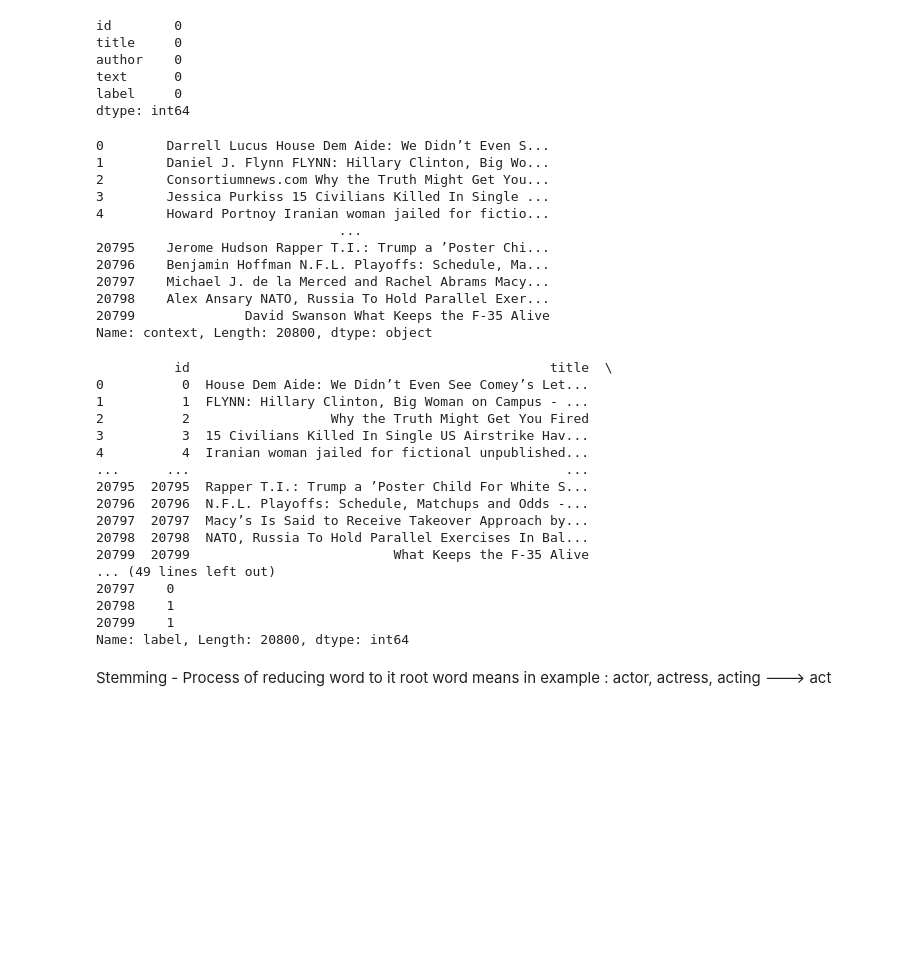
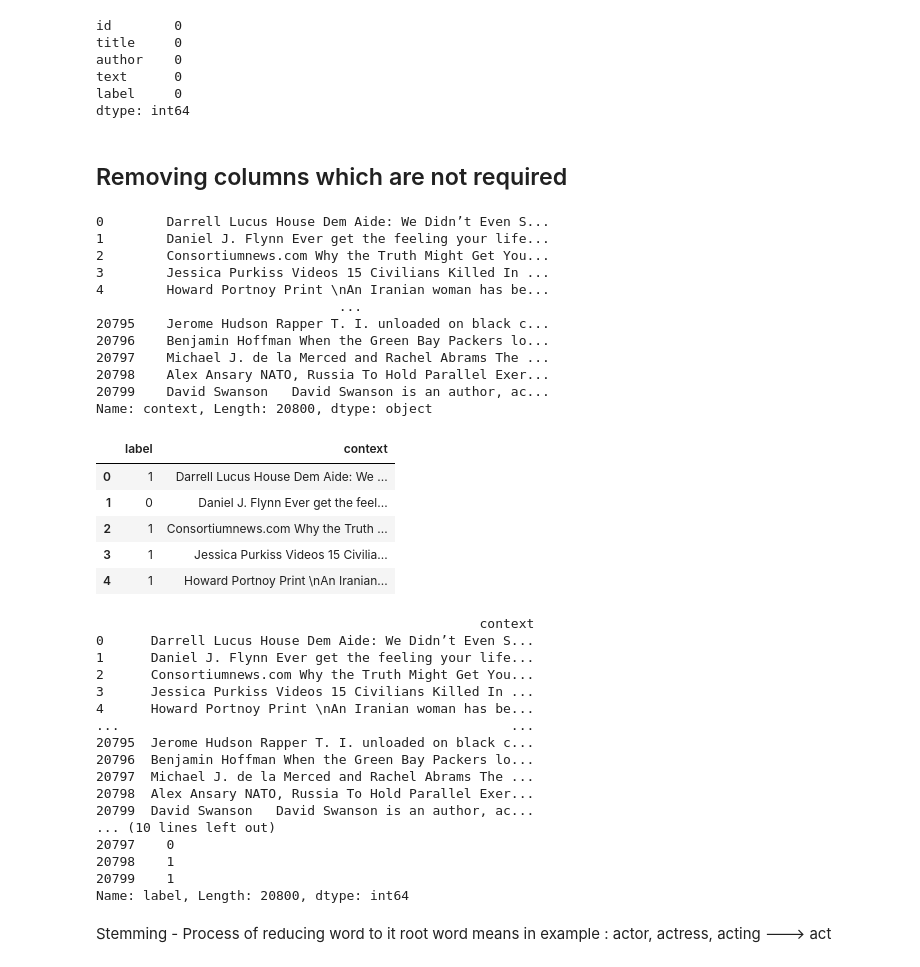
Before and after one commit to sndpkirwai/classification-projets, a Jupyter notebook: Fake_news_prediction.ipynb, the cells around one changed output. Drawn from its saved outputs; the diff is of its cells as text; code cells hidden in the pictures; blank space fills up the shorter version.

```diff
--- a/Fake_news_prediction.ipynb
+++ b/Fake_news_prediction.ipynb
@@ -76,24 +69,39 @@ author    0
 text      0
 label     0
 dtype: int64
+# %% [markdown]
+## Removing columns which are not required
+# %%
+news_dataset = news_dataset.drop(['id','title'], axis=1)
 # %%
 # merging author name and title
-news_dataset['context'] = news_dataset['author'] + ' ' + news_dataset['title']
+news_dataset['context'] = news_dataset['author'] + ' ' + news_dataset['text']
 # %%
 news_dataset['context']
 # %% [output]
 0        Darrell Lucus House Dem Aide: We Didn’t Even S...
-1        Daniel J. Flynn FLYNN: Hillary Clinton, Big Wo...
+1        Daniel J. Flynn Ever get the feeling your life...
 2        Consortiumnews.com Why the Truth Might Get You...
-3        Jessica Purkiss 15 Civilians Killed In Single ...
-4        Howard Portnoy Iranian woman jailed for fictio...
+3        Jessica Purkiss Videos 15 Civilians Killed In ...
+4        Howard Portnoy Print \nAn Iranian woman has be...
                                ...
-20795    Jerome Hudson Rapper T.I.: Trump a ’Poster Chi...
-20796    Benjamin Hoffman N.F.L. Playoffs: Schedule, Ma...
-20797    Michael J. de la Merced and Rachel Abrams Macy...
+20795    Jerome Hudson Rapper T. I. unloaded on black c...
+20796    Benjamin Hoffman When the Green Bay Packers lo...
+20797    Michael J. de la Merced and Rachel Abrams The ...
 20798    Alex Ansary NATO, Russia To Hold Parallel Exer...
-20799              David Swanson What Keeps the F-35 Alive
+20799    David Swanson   David Swanson is an author, ac...
 Name: context, Length: 20800, dtype: object
+# %%
+news_dataset = news_dataset.drop(['author','text'], axis=1)
+# %%
+news_dataset.head()
+# %% [output]
+|  | label | context |
+| 0 | 1 | Darrell Lucus House Dem Aide: We ... |
+| 1 | 0 | Daniel J. Flynn Ever get the feel... |
+| 2 | 1 | Consortiumnews.com Why the Truth ... |
+| 3 | 1 | Jessica Purkiss Videos 15 Civilia... |
+| 4 | 1 | Howard Portnoy Print \nAn Iranian... |
 # %%
 # seperating data & label
 X = news_dataset.drop(['label'], axis=1)
@@ -102,19 +110,19 @@ Y = news_dataset['label']
 print(X)
 print(Y)
 # %% [output]
-          id                                              title  \
-0          0  House Dem Aide: We Didn’t Even See Comey’s Let...
-1          1  FLYNN: Hillary Clinton, Big Woman on Campus - ...
-2          2                  Why the Truth Might Get You Fired
-3          3  15 Civilians Killed In Single US Airstrike Hav...
-4          4  Iranian woman jailed for fictional unpublished...
-...      ...                                                ...
-20795  20795  Rapper T.I.: Trump a ’Poster Child For White S...
-20796  20796  N.F.L. Playoffs: Schedule, Matchups and Odds -...
-20797  20797  Macy’s Is Said to Receive Takeover Approach by...
-20798  20798  NATO, Russia To Hold Parallel Exercises In Bal...
-20799  20799                          What Keeps the F-35 Alive
-... (49 lines left out)
+                                                 context
+0      Darrell Lucus House Dem Aide: We Didn’t Even S...
+1      Daniel J. Flynn Ever get the feeling your life...
+2      Consortiumnews.com Why the Truth Might Get You...
+3      Jessica Purkiss Videos 15 Civilians Killed In ...
+4      Howard Portnoy Print \nAn Iranian woman has be...
+...                                                  ...
+20795  Jerome Hudson Rapper T. I. unloaded on black c...
+20796  Benjamin Hoffman When the Green Bay Packers lo...
+20797  Michael J. de la Merced and Rachel Abrams The ...
+20798  Alex Ansary NATO, Russia To Hold Parallel Exer...
+20799  David Swanson   David Swanson is an author, ac...
+... (10 lines left out)
 20797    0
 20798    1
 20799    1
```
Also changed, not shown: parts of 47 cells of this notebook.
